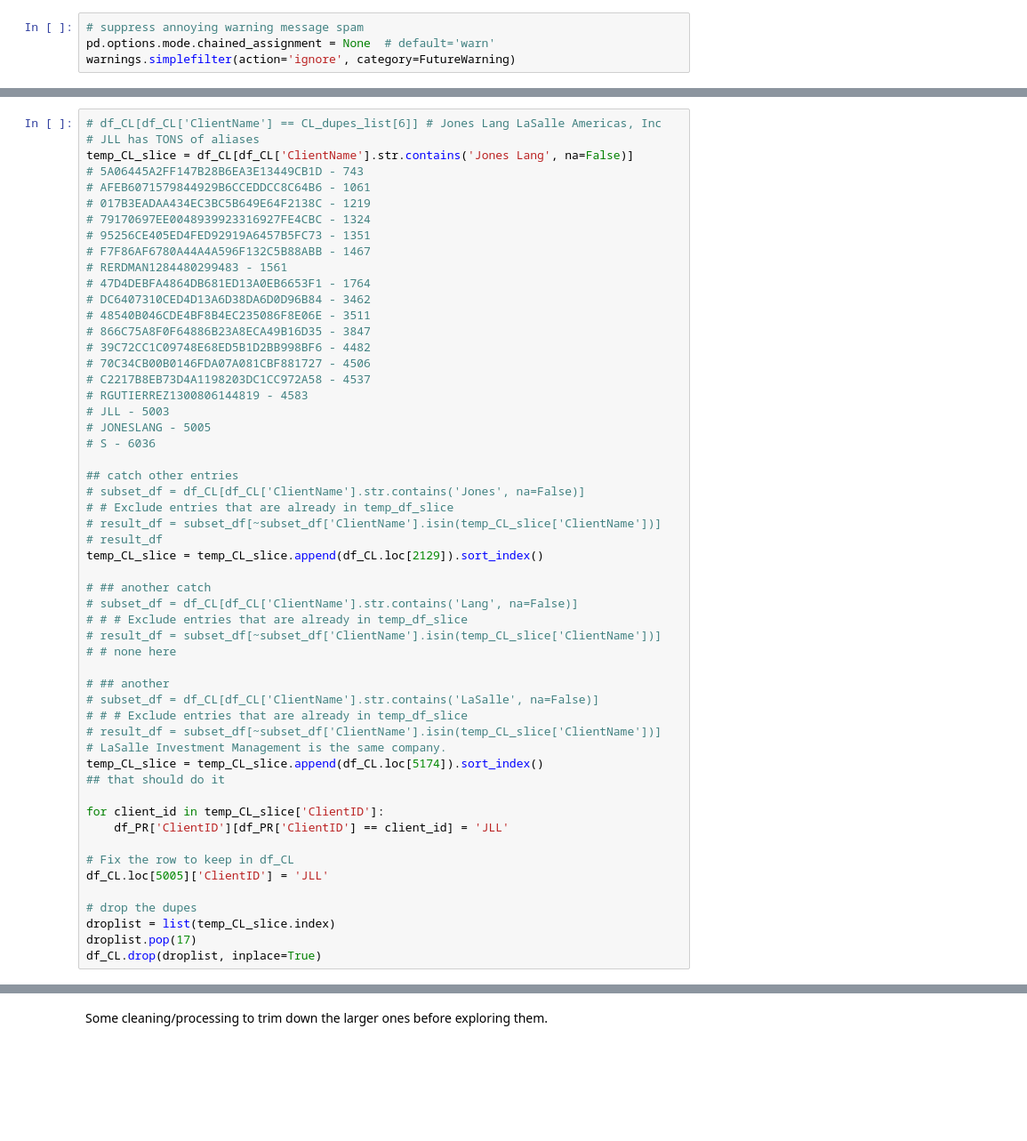
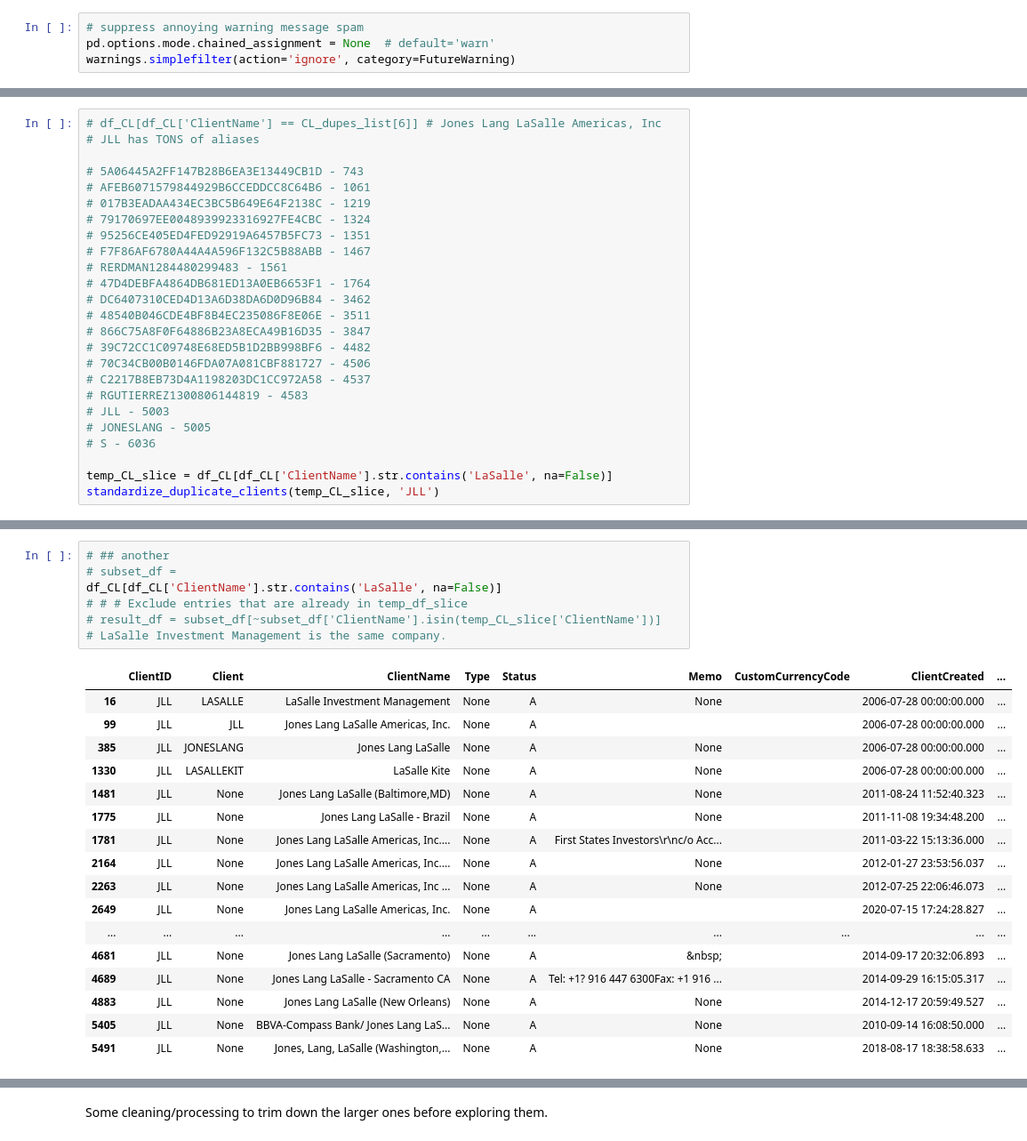
Before and after one commit to jhoward-FEA/Project-Foxrook, a Jupyter notebook: EDA.ipynb, the cells around one changed output, grey strips where cells are left out. Shown: that part at 89% size. Drawn from its saved outputs; the diff is of its cells as text; blank space fills up the shorter version.

```diff
--- a/EDA.ipynb
+++ b/EDA.ipynb
@@ -387,7 +929,7 @@ df_CL.drop(1522, inplace=True)
 # %%
 # df_CL[df_CL['ClientName'] == CL_dupes_list[6]] # Jones Lang LaSalle Americas, Inc
 # JLL has TONS of aliases
-temp_CL_slice = df_CL[df_CL['ClientName'].str.contains('Jones Lang', na=False)]
+
 # 5A06445A2FF147B28B6EA3E13449CB1D - 743
 # AFEB6071579844929B6CCEDDCC8C64B6 - 1061
 # 017B3EADAA434EC3BC5B649E64F2138C - 1219
@@ -407,34 +949,5 @@ temp_CL_slice = df_CL[df_CL['ClientName'].str.contains('Jones Lang', na=False)]
 # JONESLANG - 5005
 # S - 6036
 
-## catch other entries
-# subset_df = df_CL[df_CL['ClientName'].str.contains('Jones', na=False)]
-# # Exclude entries that are already in temp_df_slice
-# result_df = subset_df[~subset_df['ClientName'].isin(temp_CL_slice['ClientName'])]
-# result_df
-temp_CL_slice = temp_CL_slice.append(df_CL.loc[2129]).sort_index()
-
-# ## another catch
-# subset_df = df_CL[df_CL['ClientName'].str.contains('Lang', na=False)]
-# # # Exclude entries that are already in temp_df_slice
-# result_df = subset_df[~subset_df['ClientName'].isin(temp_CL_slice['ClientName'])]
-# # none here
-
-# ## another
-# subset_df = df_CL[df_CL['ClientName'].str.contains('LaSalle', na=False)]
-# # # Exclude entries that are already in temp_df_slice
-# result_df = subset_df[~subset_df['ClientName'].isin(temp_CL_slice['ClientName'])]
-# LaSalle Investment Management is the same company.
-temp_CL_slice = temp_CL_slice.append(df_CL.loc[5174]).sort_index()
-## that should do it
-
-for client_id in temp_CL_slice['ClientID']:
-    df_PR['ClientID'][df_PR['ClientID'] == client_id] = 'JLL'
-
-# Fix the row to keep in df_CL
-df_CL.loc[5005]['ClientID'] = 'JLL'
-
-# drop the dupes
-droplist = list(temp_CL_slice.index)
-droplist.pop(17)
-df_CL.drop(droplist, inplace=True)
+temp_CL_slice = df_CL[df_CL['ClientName'].str.contains('LaSalle', na=False)]
+standardize_duplicate_clients(temp_CL_slice, 'JLL')
@@ -441,2 +965,27 @@ df_CL.drop(droplist, inplace=True)
+# %%
+# ## another
+# subset_df =
+df_CL[df_CL['ClientName'].str.contains('LaSalle', na=False)]
+# # # Exclude entries that are already in temp_df_slice
+# result_df = subset_df[~subset_df['ClientName'].isin(temp_CL_slice['ClientName'])]
+# LaSalle Investment Management is the same company.
+# %% [output]
+|  | ClientID | Client | ClientName | Type | Status | Memo | CustomCurrencyCode | ClientCreated | ... |
+| 16 | JLL | LASALLE | LaSalle Investment Management | None | A | None |  | 2006-07-28 00:00:00.000 | ... |
+| 99 | JLL | JLL | Jones Lang LaSalle Americas, Inc. | None | A |  |  | 2006-07-28 00:00:00.000 | ... |
+| 385 | JLL | JONESLANG | Jones Lang LaSalle | None | A | None |  | 2006-07-28 00:00:00.000 | ... |
+| 1330 | JLL | LASALLEKIT | LaSalle Kite | None | A | None |  | 2006-07-28 00:00:00.000 | ... |
+| 1481 | JLL | None | Jones Lang LaSalle (Baltimore,MD) | None | A | None |  | 2011-08-24 11:52:40.323 | ... |
+| 1775 | JLL | None | Jones Lang LaSalle - Brazil | None | A | None |  | 2011-11-08 19:34:48.200 | ... |
+| 1781 | JLL | None | Jones Lang LaSalle Americas, Inc.... | None | A | First States Investors\r\nc/o Acc... |  | 2011-03-22 15:13:36.000 | ... |
+| 2164 | JLL | None | Jones Lang LaSalle Americas, Inc.... | None | A | None |  | 2012-01-27 23:53:56.037 | ... |
+| 2263 | JLL | None | Jones Lang LaSalle Americas, Inc ... | None | A | None |  | 2012-07-25 22:06:46.073 | ... |
+| 2649 | JLL | None | Jones Lang LaSalle Americas, Inc. | None | A |  |  | 2020-07-15 17:24:28.827 | ... |
+| ... | ... | ... | ... | ... | ... | ... | ... | ... | ... |
+| 4681 | JLL | None | Jones Lang LaSalle (Sacramento) | None | A | &nbsp; |  | 2014-09-17 20:32:06.893 | ... |
+| 4689 | JLL | None | Jones Lang LaSalle - Sacramento CA | None | A | Tel: +1? 916 447 6300Fax: +1 916 ... |  | 2014-09-29 16:15:05.317 | ... |
+| 4883 | JLL | None | Jones Lang LaSalle (New Orleans) | None | A | None |  | 2014-12-17 20:59:49.527 | ... |
+| 5405 | JLL | None | BBVA-Compass Bank/ Jones Lang LaS... | None | A | None |  | 2010-09-14 16:08:50.000 | ... |
+| 5491 | JLL | None | Jones, Lang, LaSalle (Washington,... | None | A | None |  | 2018-08-17 18:38:58.633 | ... |
 # %%
 # JLL was also #7 in the list, so on to #8
```
Also changed, not shown: parts of 188 cells of this notebook, 1 other file.
